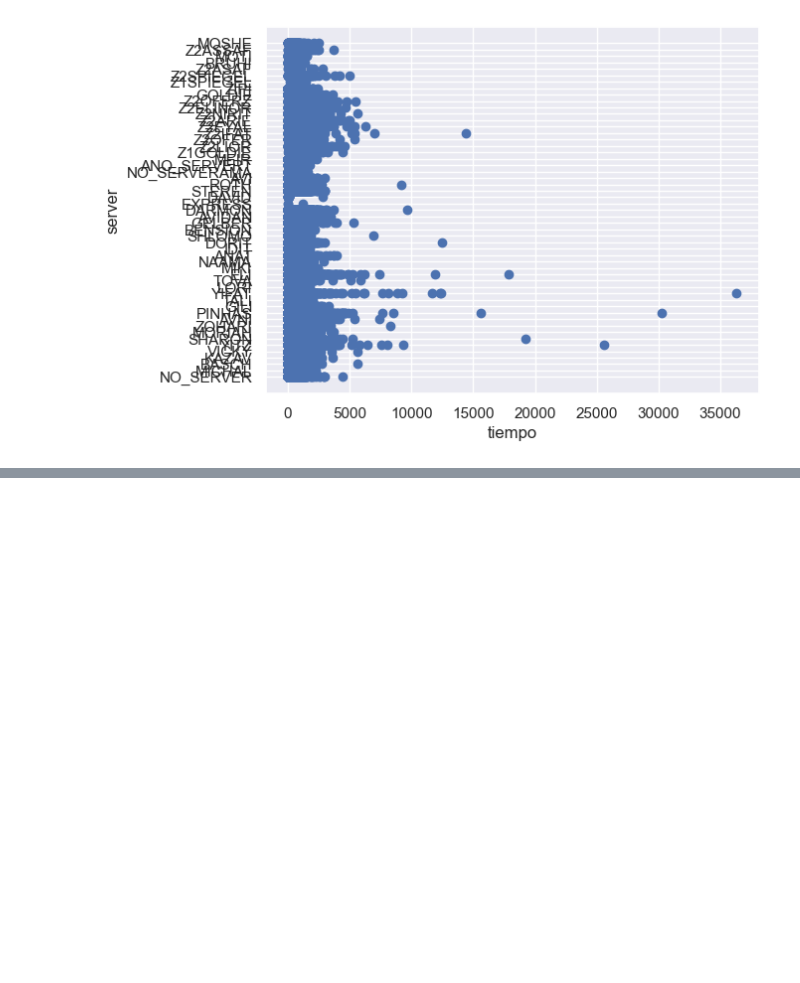
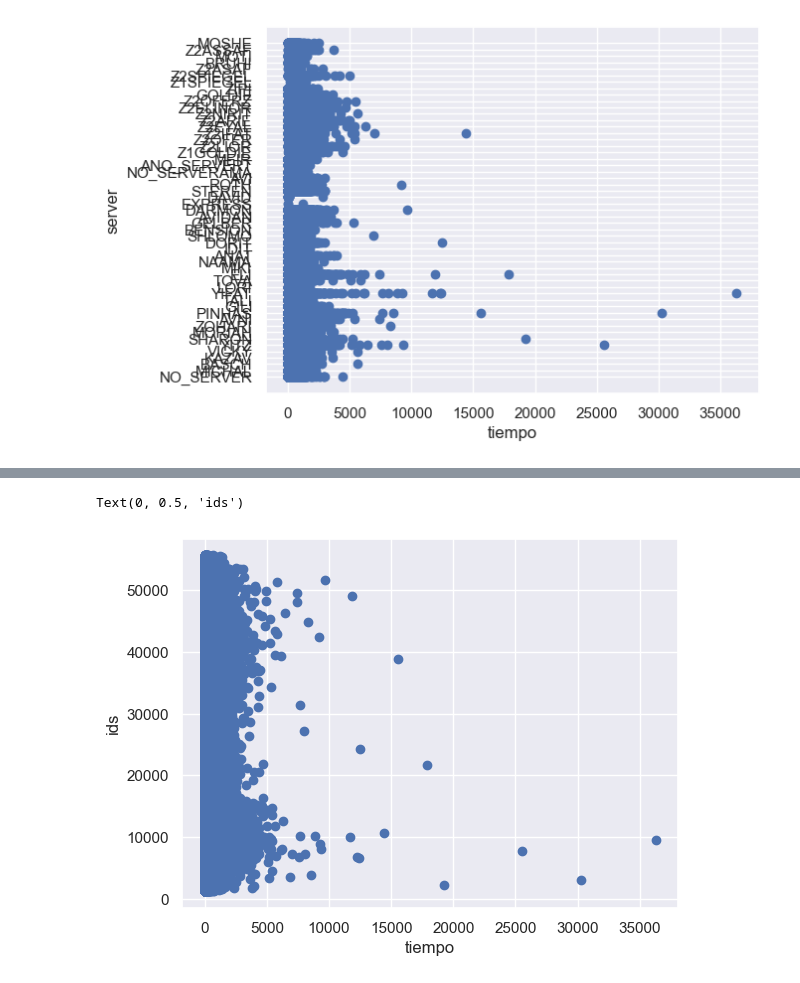
Before and after one commit to pablorobba/Proyecto_call_center, a Jupyter notebook: LimpiezaDatos.ipynb, the cells around one changed output, grey strips where cells are left out. Saved outputs shown, nothing was run; the diff lists cells and outputs as text; code cells hidden in the pictures; blank space fills up the shorter version.

Commit message:
hecha la visualización

```diff
--- a/LimpiezaDatos.ipynb
+++ b/LimpiezaDatos.ipynb
@@ -243,3 +243,10 @@ llam_mas_de_30
 # %% [output]
 |  | vru_line | call_id | customer_id | priority | type | date | vru_entry | vru_exit | vru_time | q_start | ... |
 | 422288 | AA0206 | 54768 | 0.0 | 0 | NW | 1999-12-15 | 10:10:26 | 10:10:36 | 10 | 10:10:36 | ... |
+# %%
+plt.scatter(data_filtrado["ser_time"],data_filtrado["call_id"],)
+plt.xlabel("tiempo")
+plt.ylabel("ids")
+# %% [output]
+Text(0, 0.5, 'ids')
+[figure, added]
```
Also changed, not shown: parts of 3 cells of this notebook, 3 other files.
